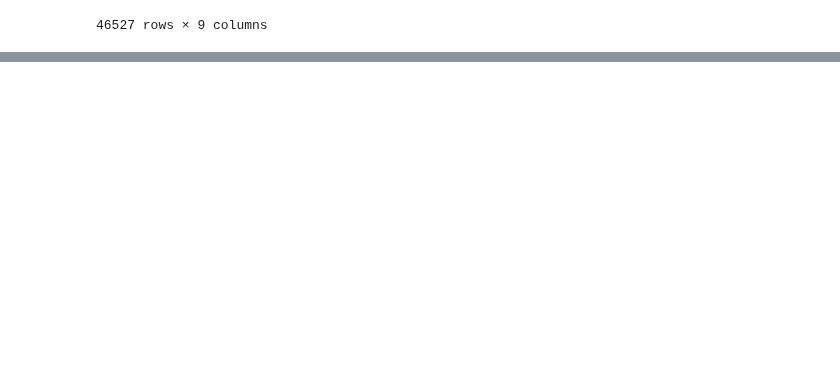
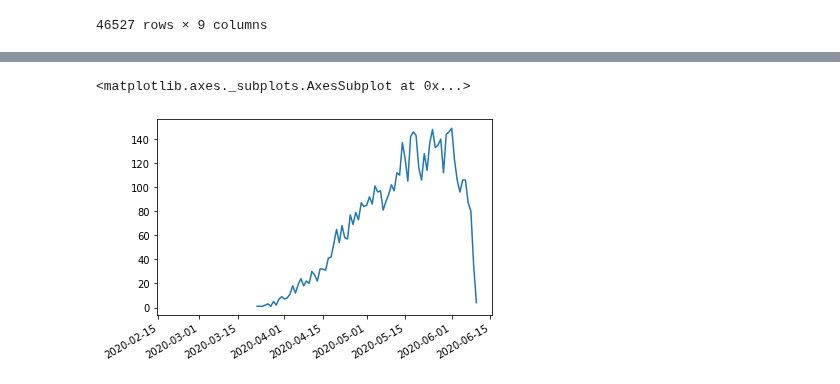
Before and after one commit to artthuro6/Covid-19, a Jupyter notebook: notebooks/Diabetes covid.ipynb, the cells around one changed output, grey strips where cells are left out. Cells and saved outputs as stored; diff of their text form; code cells hidden in the pictures; blank space fills up the shorter version.

```diff
--- a/notebooks/Diabetes covid.ipynb
+++ b/notebooks/Diabetes covid.ipynb
@@ -224,2 +274,2 @@ f_sintomas = data["FECHA_SINTOMAS"].value_counts()
 # %%
-d_sintomas = pd.DataFrame(f_sintomas)
+new = pd.DataFrame(new)
@@ -245,0 +276,4 @@ d_sintomas
+# %%
+new.FECHA_INGRESO = pd.to_datetime(new.FECHA_INGRESO, dayfirst = True)
+# %%
+ne = new.groupby(['FECHA_INGRESO']).sum()
@@ -245,0 +317,2 @@ d_sintomas
+# %%
+new2 = pd.concat([ne, defu, confi], axis=1)
@@ -245,0 +328,5 @@ d_sintomas
+# %%
+new2.FECHA_DEF.plot()
+# %% [output]
+<matplotlib.axes._subplots.AxesSubplot at 0x...>
+[figure, added]
```
Also changed, not shown: parts of 22 cells of this notebook.
